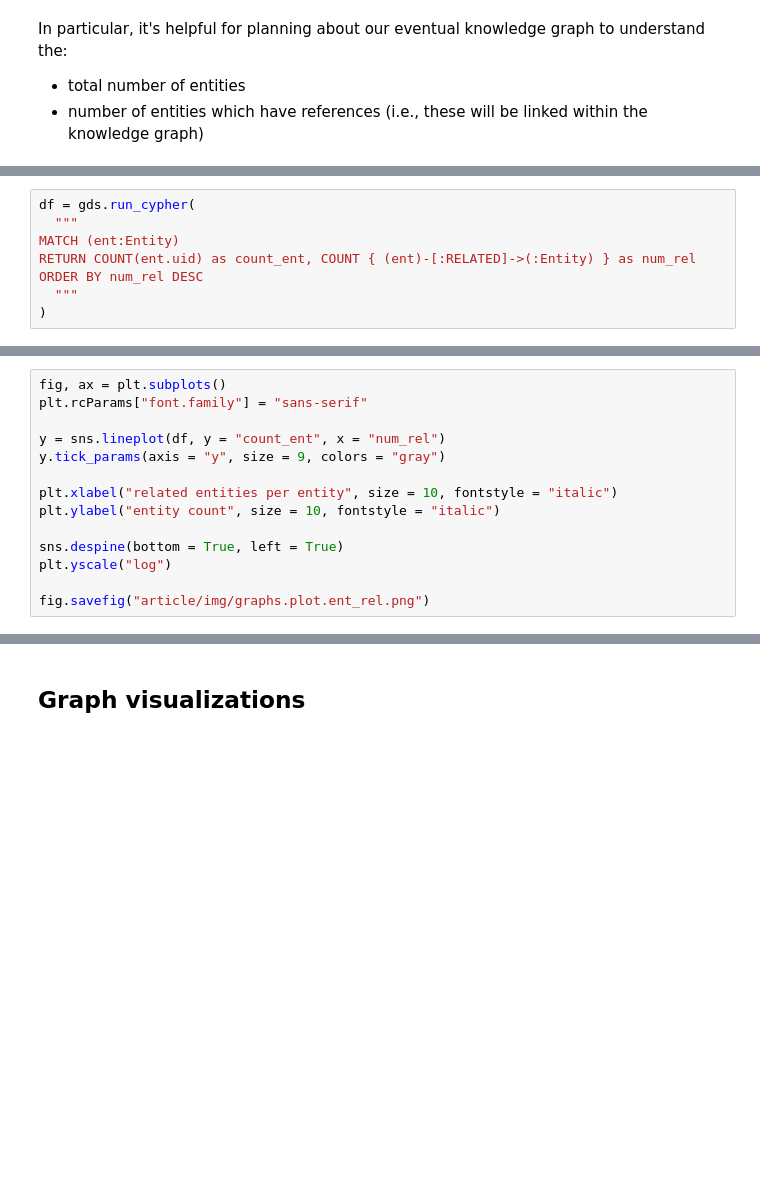
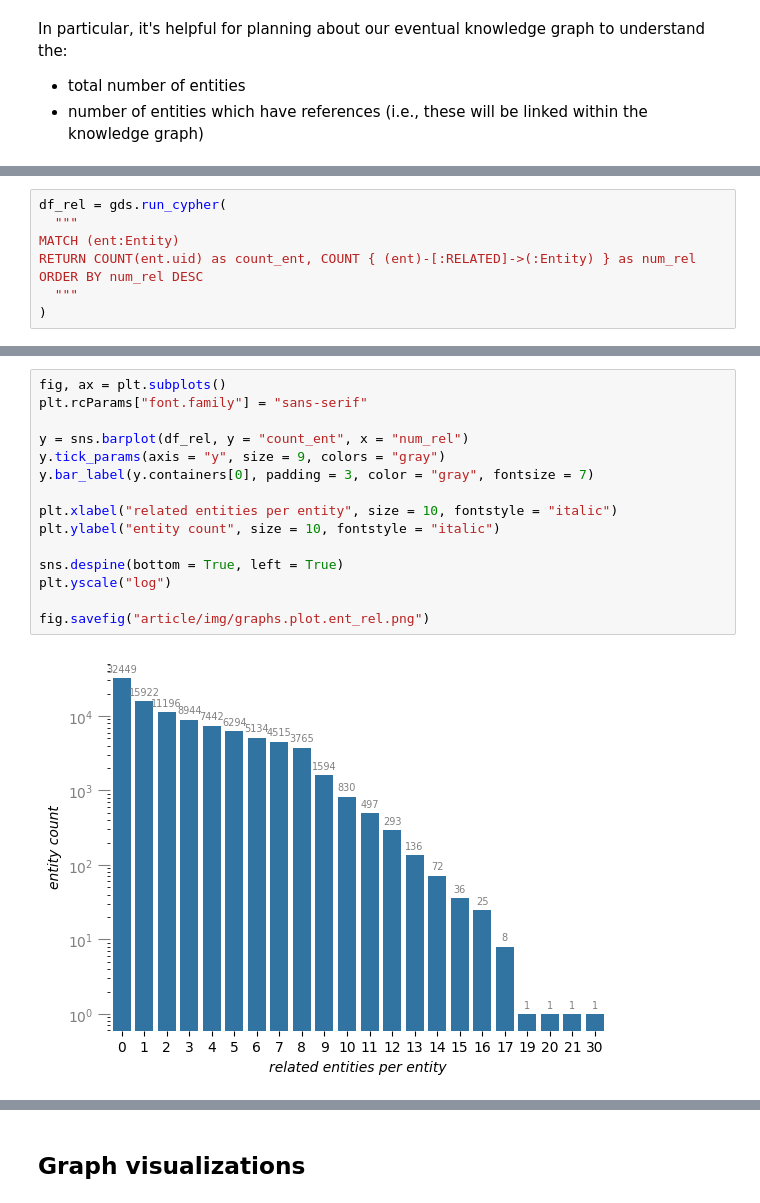
Before and after one commit to DerwenAI/ERKG, a Jupyter notebook: graph.ipynb, the cells around one changed output, grey strips where cells are left out. Saved outputs shown, nothing was run; the diff lists cells and outputs as text; blank space fills up the shorter version.

```diff
--- a/graph.ipynb
+++ b/graph.ipynb
@@ -242,5 +230,5 @@ We'll get more specific stats later through Cypher graph queries in Neo4j.
 # %%
-df = gds.run_cypher(
+df_rel = gds.run_cypher(
   """
 MATCH (ent:Entity)
 RETURN COUNT(ent.uid) as count_ent, COUNT { (ent)-[:RELATED]->(:Entity) } as num_rel
@@ -250,15 +249,18 @@ ORDER BY num_rel DESC
 # %%
 fig, ax = plt.subplots()
 plt.rcParams["font.family"] = "sans-serif"
 
-y = sns.lineplot(df, y = "count_ent", x = "num_rel")
+y = sns.barplot(df_rel, y = "count_ent", x = "num_rel")
 y.tick_params(axis = "y", size = 9, colors = "gray")
+y.bar_label(y.containers[0], padding = 3, color = "gray", fontsize = 7)
 
 plt.xlabel("related entities per entity", size = 10, fontstyle = "italic")
 plt.ylabel("entity count", size = 10, fontstyle = "italic")
 
 sns.despine(bottom = True, left = True)
 plt.yscale("log")
 
 fig.savefig("article/img/graphs.plot.ent_rel.png")
+# %% [output]
+[figure, added]
 # %%
```
Also changed, not shown: parts of 17 cells of this notebook, 5 other files.
